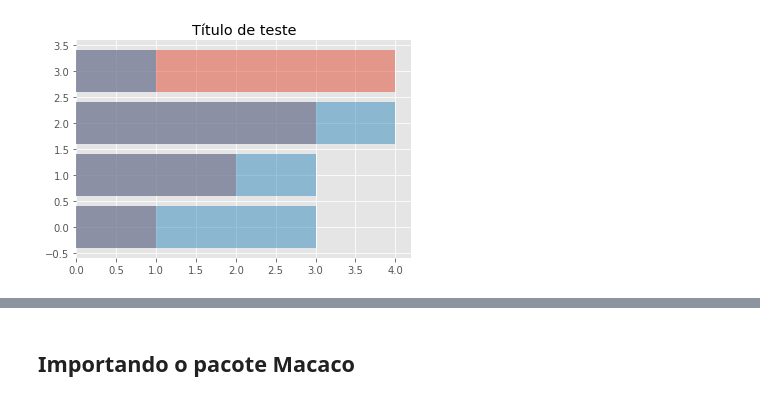
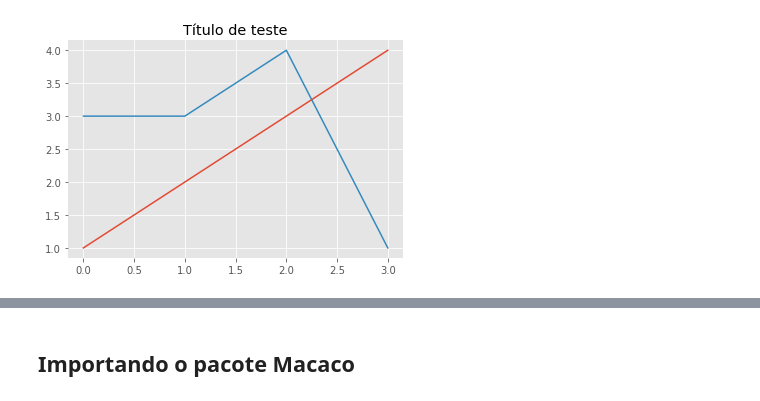
Before and after one commit to Franklin-oliveira/Macaco, a Jupyter notebook: demo.ipynb, the cells around one changed output, grey strips where cells are left out. Drawn from its saved outputs; the diff is of its cells as text; code cells hidden in the pictures.

```diff
--- a/demo.ipynb
+++ b/demo.ipynb
@@ -8,13 +8,19 @@ class DataFrame():
     Macaco.DataFrame
     '''
 
-    def __init__(self,dados=None):
+    def __init__(self,dados=None, index=None):
         self.df = dataframe()
         self.columns = {}
         self.shape = [0,0]
+        if index != None:
+            self.index = index
+        else:
+            self.index = []
+
         if dados != None:
             for coluna in dados:
                 self.addColumn(dados[coluna], str(coluna))
+
 
     def addColumn(self, values, col_name):
         # Infere o tipo do dado. Caso encontre multiplos,
@@ -109,6 +115,8 @@ class DataFrame():
 
         cols = list(self.columns.keys())
         dtypes = list(self.columns.values())
+        sizes = [len(col) for col in cols]
+        max_size = max(sizes)
         for i in range(len(cols)):
             if dtypes[i] == 'int':
                 vector = self.df.getIntColumn(cols[i])
@@ -117,7 +125,8 @@ class DataFrame():
             elif dtypes[i] == 'string':
                 vector = self.df.getStringColumn(cols[i])
 
-            print(cols[i], ' ', sum([v != None for v in vector]), 'non-null entries ' ,dtypes[i])
+            print(cols[i], ' '*int(round(max_size/len(cols[i]),0)),
+                  sum([v != None for v in vector]), 'non-null entries ' ,dtypes[i])
 
 
     def head(self, n_lines=5):
@@ -396,6 +405,6 @@ class DataFrame():
 # %%
 df = DataFrame({'b': ['a','b','c','d'], 'ala': [1,2,3,4], 'c':[3,3,4,1]})
 # %%
-df.plot(kind='barh', remove_frames='all', title='Título de teste', alpha=0.5, style='ggplot')
+df.plot(kind='line', remove_frames='all', title='Título de teste', alpha=0.5, style='ggplot')
 # %% [output]
-[figure, old version]
+[figure, new version]
```
Also changed, not shown: parts of 8 cells of this notebook, 1 other file.
